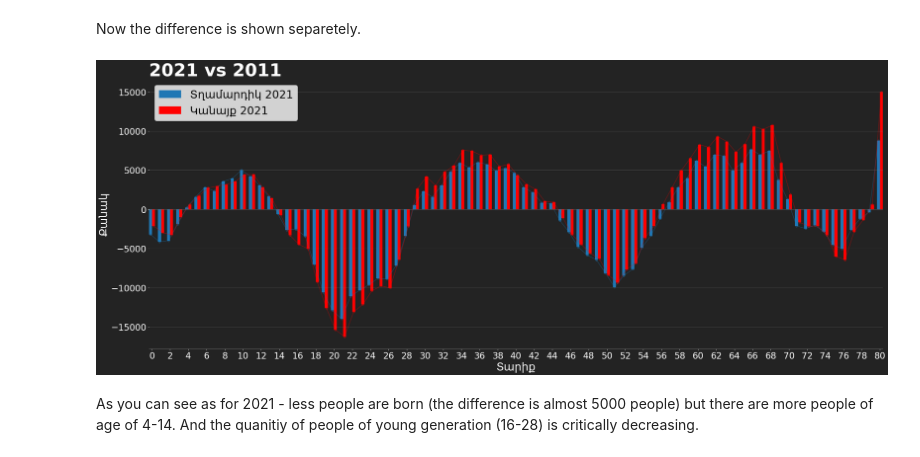
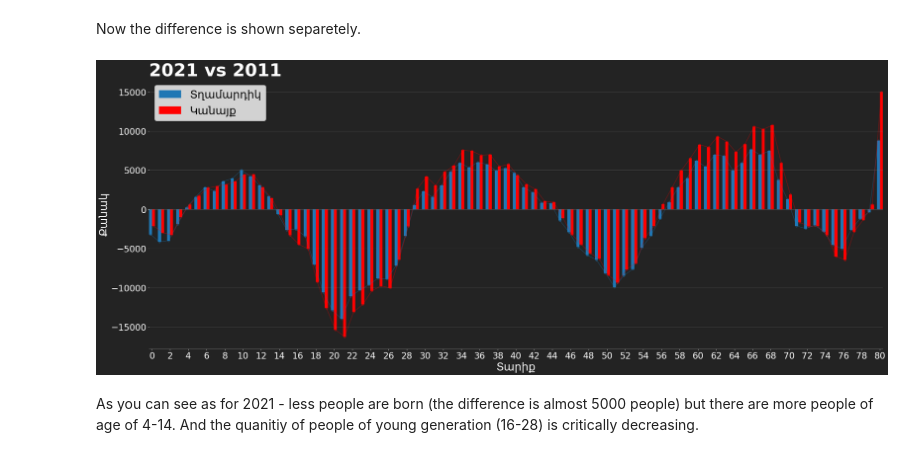
Before and after one commit to hovik23/armenian-demography, a Jupyter notebook: armenian-demography-ml.ipynb, the cells around one changed output. Drawn from its saved outputs; the diff is of its cells as text; code cells hidden in the pictures.

```diff
--- a/armenian-demography-ml.ipynb
+++ b/armenian-demography-ml.ipynb
@@ -222,32 +222,32 @@ Now the difference is shown separetely.
 # %%
 fig, ax = plt.subplots(figsize=(30, 12))
 
-ax.bar(indices - width/2, y_men_2021 - y_men, width = width, label="Տղամարդիկ 2021")
-ax.bar(indices + width/2, y_wom_2021 - y_wom, width = width, color='red', label="Կանայք 2021")
+ax.bar(indices - width/2, y_men_2021 - y_men, width = width, label="Տղամարդիկ")
+ax.bar(indices + width/2, y_wom_2021 - y_wom, width = width, color='red', label="Կանայք")
 ax.plot(indices - width/2, y_men_2021 - y_men, 'o-', linewidth=2, alpha=0.3)
 ax.plot(indices + width/2, y_wom_2021 - y_wom, 'o-', color='red', linewidth=2, alpha=0.3)
 
 ax.set_title("2021 vs 2011", loc='left', color='white', fontsize=48, fontweight='bold')
 ax.grid(axis='y', color='gray', alpha=0.5)
 ax.set_xlabel('Տարիք', color='white', fontsize=30)
 ax.set_ylabel('Քանակ', color='white', fontsize=30)
 
 ax.set_facecolor('#232323')
 ax.spines['top'].set_visible(False)
 ax.spines['right'].set_visible(False)
 ax.spines['left'].set_visible(False)
 ax.spines['bottom'].set_color('gray')
 ax.set_xticks([ i for i in range(0, 81, 2) ])
 ax.tick_params(axis='x', colors='white', labelsize=24)
 ax.tick_params(axis='y', colors='white', labelsize=24)
 ax.margins(x=0)
 
 fig.set_facecolor('#232323')
 plt.legend(fontsize=30, loc='upper left')
 plt.tight_layout()
 plt.show()
 # %% [output]
-[figure, old version]
+[figure, new version]
 # %% [markdown]
 As you can see as for 2021 - less people are born (the difference is almost 5000 people) but there are more people of age of 4-14. And the quanitiy of people of young generation (16-28) is critically decreasing.
 # %% [markdown]
```
Also changed, not shown: parts of 1 cell of this notebook.
